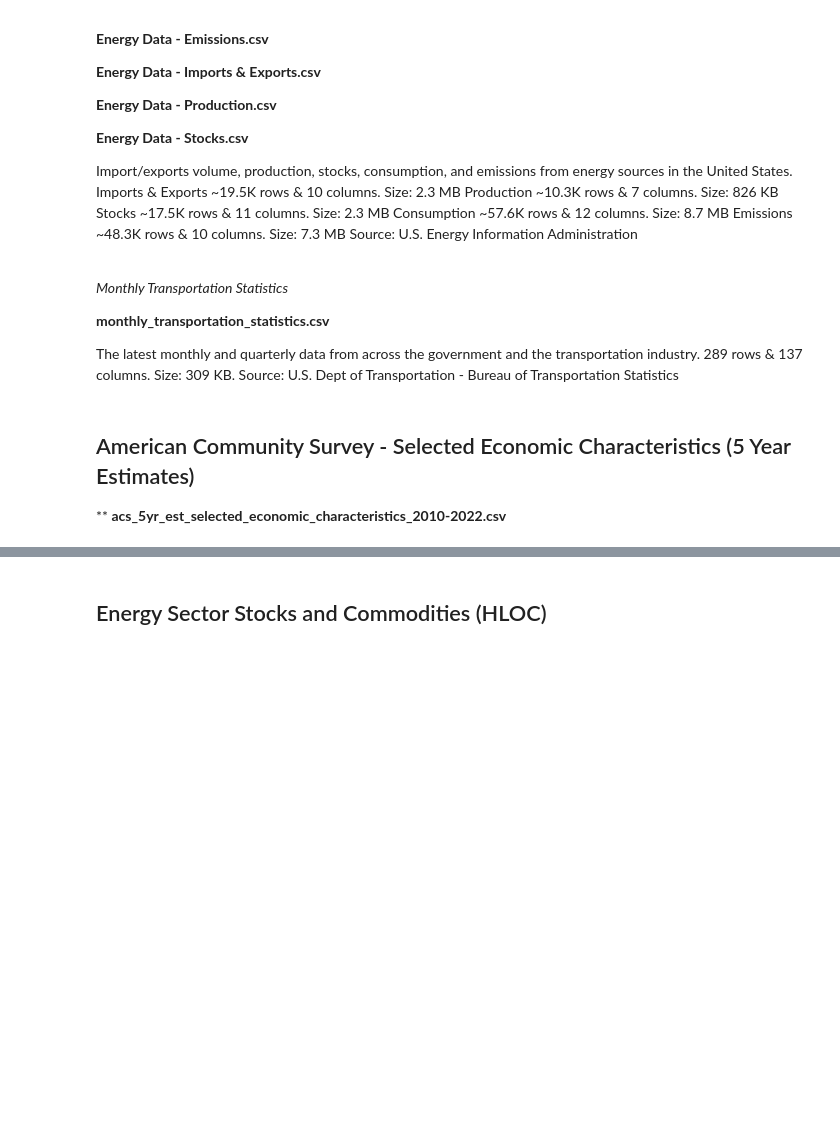
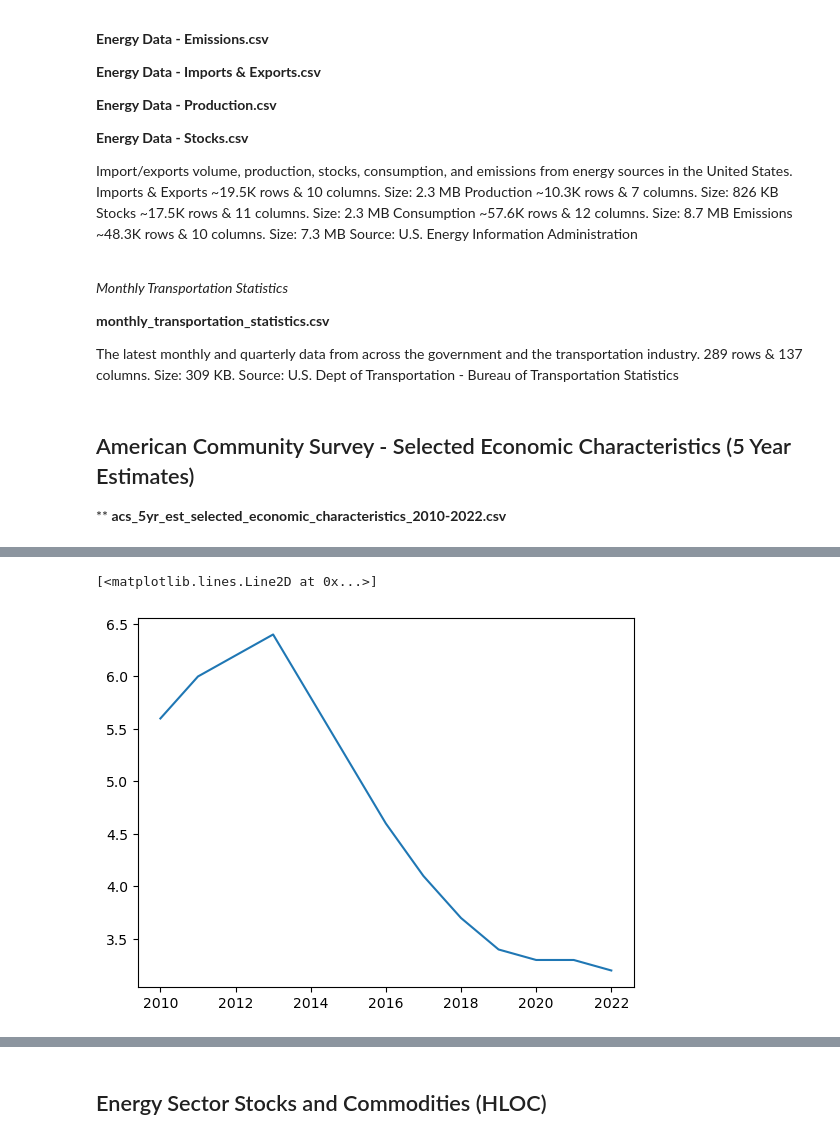
Before and after one commit to nklatsky/datathon-s24-team4-code, a Jupyter notebook: eda.ipynb, the cells around one changed output, grey strips where cells are left out. Drawn from its saved outputs; the diff is of its cells as text; code cells hidden in the pictures; blank space fills up the shorter version.

Commit message:
Oil volatility employment analysis

```diff
--- a/eda.ipynb
+++ b/eda.ipynb
@@ -140,0 +169,7 @@ Year  -  <class 'numpy.int64'>
+# %%
+unemployment_rate = econ_data[econ_data["Label (Grouping)"].str.contains("Unemployed") & (econ_data["State"] == "Ohio") & econ_data["Category"].str.contains("EMPLOYMENT STATUS") & ~econ_data["Label (Grouping)"].str.contains("Percent Unemployed")]
+
+plt.plot(unemployment_rate["Year"], unemployment_rate["Percent"].astype(float))
+# %% [output]
+[<matplotlib.lines.Line2D at 0x...>]
+[figure, added]
```
Also changed, not shown: parts of 24 cells of this notebook, 16 other files.
